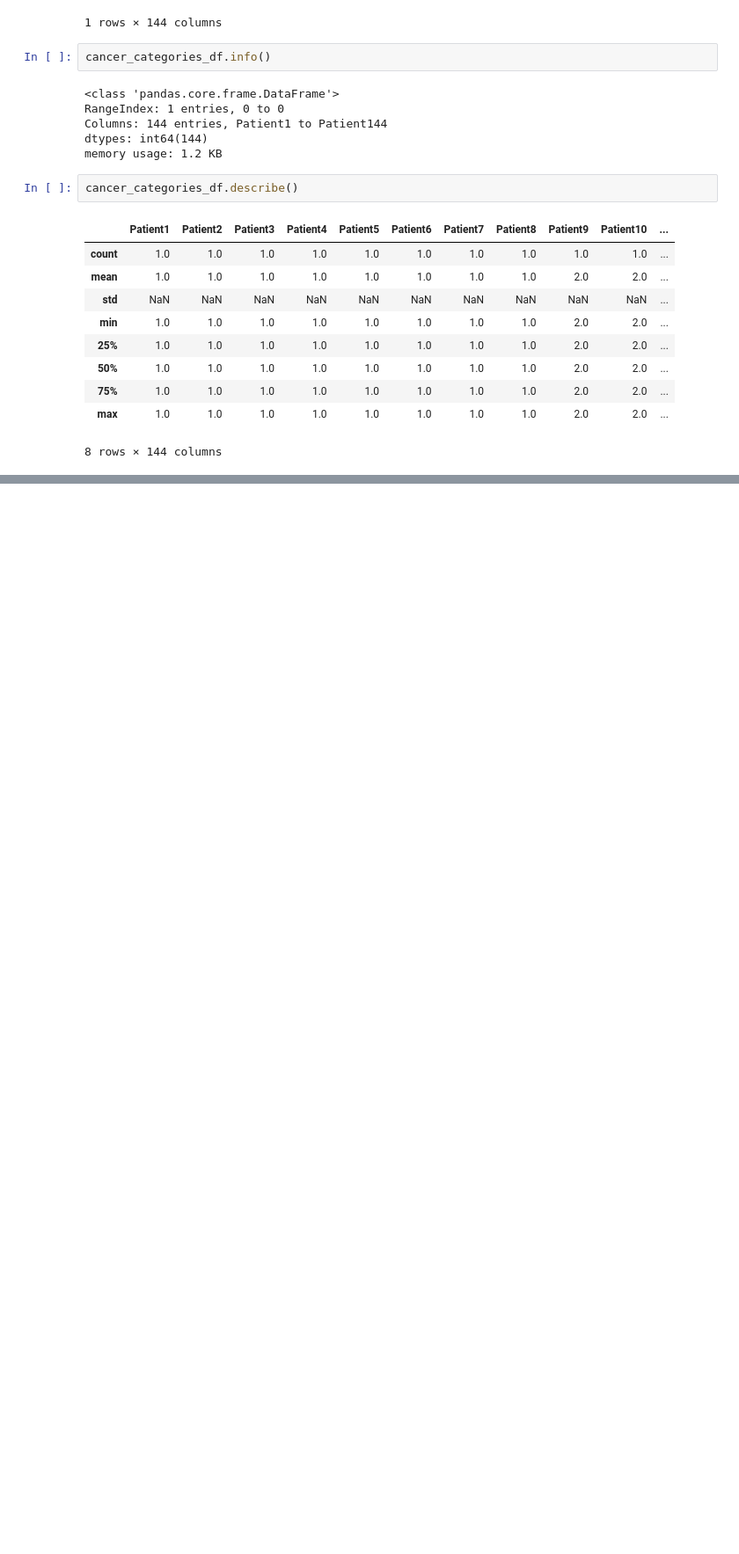
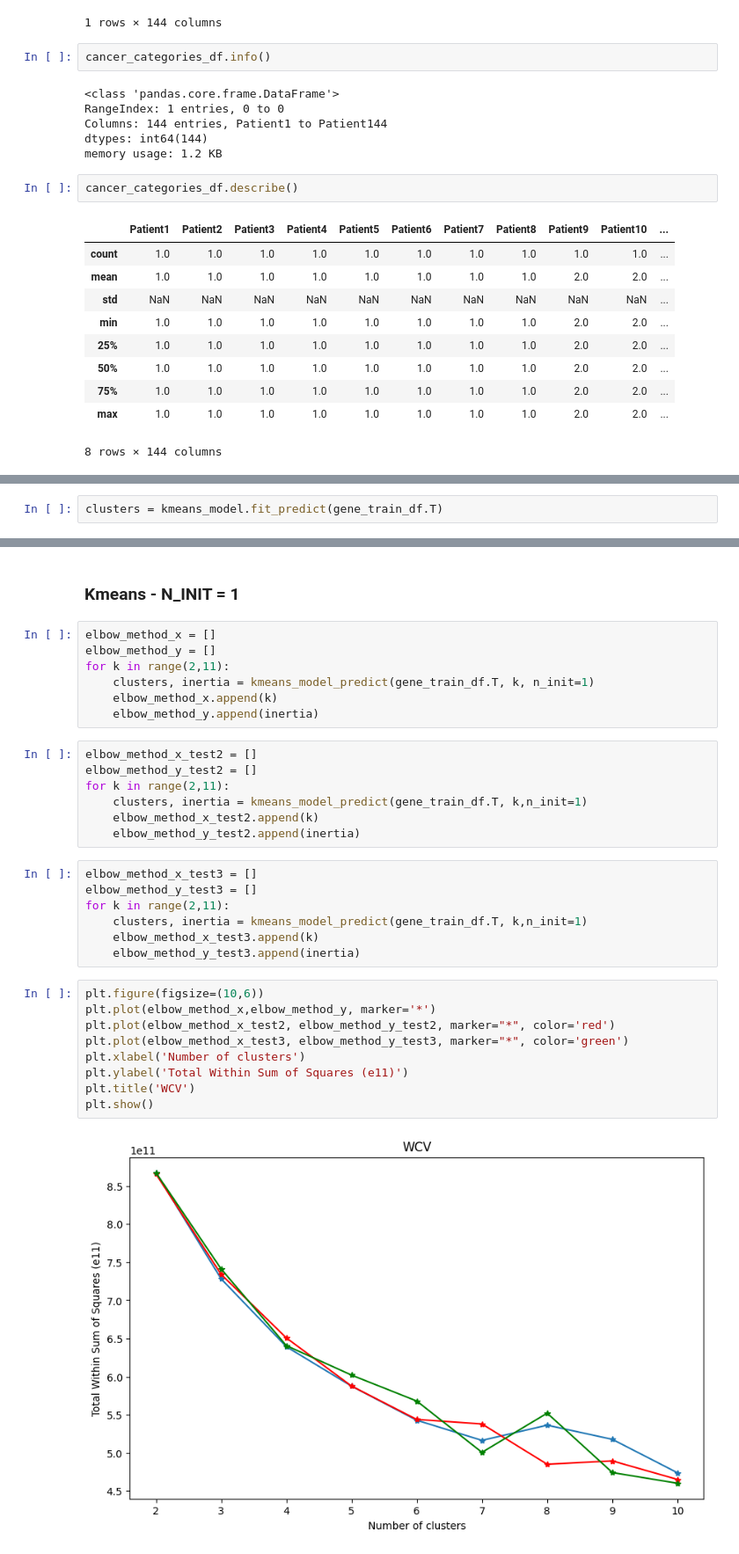
Before and after one commit to matteoForoni/sl-exercise6, a Jupyter notebook: sl-ex5-clustering-foroni.ipynb, the cells around one changed output, grey strips where cells are left out. Shown at 88% size. Saved outputs shown, nothing was run; the diff lists cells and outputs as text; blank space fills up the shorter version.

```diff
--- a/sl-ex5-clustering-foroni.ipynb
+++ b/sl-ex5-clustering-foroni.ipynb
@@ -142,0 +198,2 @@ cancer_categories_df.describe()
+# %%
+clusters = kmeans_model.fit_predict(gene_train_df.T)
@@ -142,0 +293,34 @@ cancer_categories_df.describe()
+# %% [markdown]
+### Kmeans - N_INIT = 1
+# %%
+elbow_method_x = []
+elbow_method_y = []
+for k in range(2,11):
+    clusters, inertia = kmeans_model_predict(gene_train_df.T, k, n_init=1)
+    elbow_method_x.append(k)
+    elbow_method_y.append(inertia)
+# %%
+elbow_method_x_test2 = []
+elbow_method_y_test2 = []
+for k in range(2,11):
+    clusters, inertia = kmeans_model_predict(gene_train_df.T, k,n_init=1)
+    elbow_method_x_test2.append(k)
+    elbow_method_y_test2.append(inertia)
+# %%
+elbow_method_x_test3 = []
+elbow_method_y_test3 = []
+for k in range(2,11):
+    clusters, inertia = kmeans_model_predict(gene_train_df.T, k,n_init=1)
+    elbow_method_x_test3.append(k)
+    elbow_method_y_test3.append(inertia)
+# %%
+plt.figure(figsize=(10,6))
+plt.plot(elbow_method_x,elbow_method_y, marker='*')
+plt.plot(elbow_method_x_test2, elbow_method_y_test2, marker="*", color='red')
+plt.plot(elbow_method_x_test3, elbow_method_y_test3, marker="*", color='green')
+plt.xlabel('Number of clusters')
+plt.ylabel('Total Within Sum of Squares (e11)')
+plt.title('WCV')
+plt.show()
+# %% [output]
+[figure, added]
```
Also changed, not shown: parts of 41 cells of this notebook.
